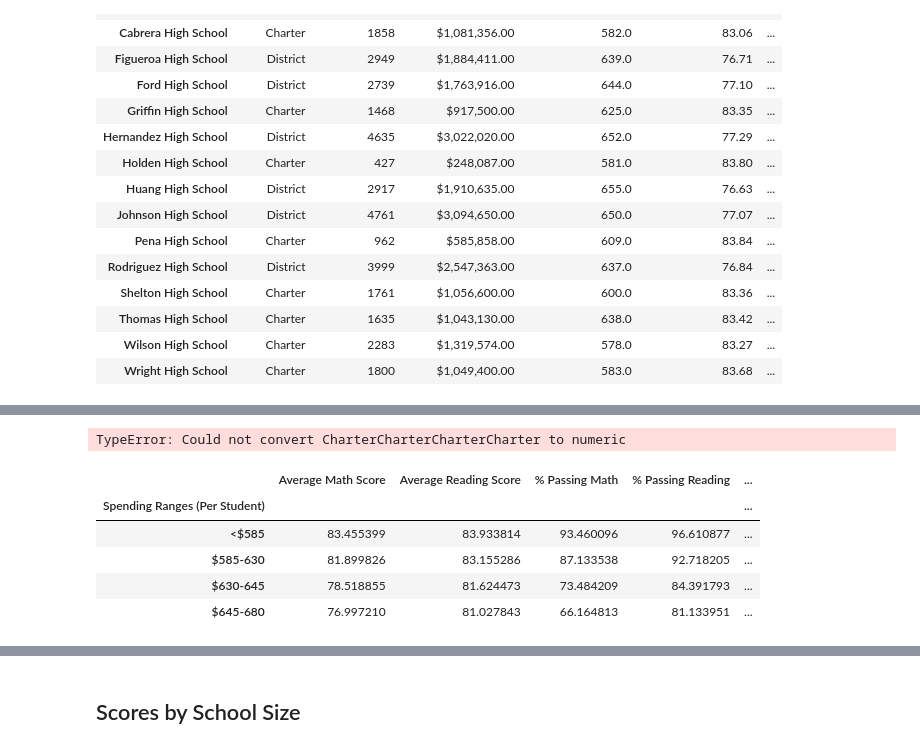
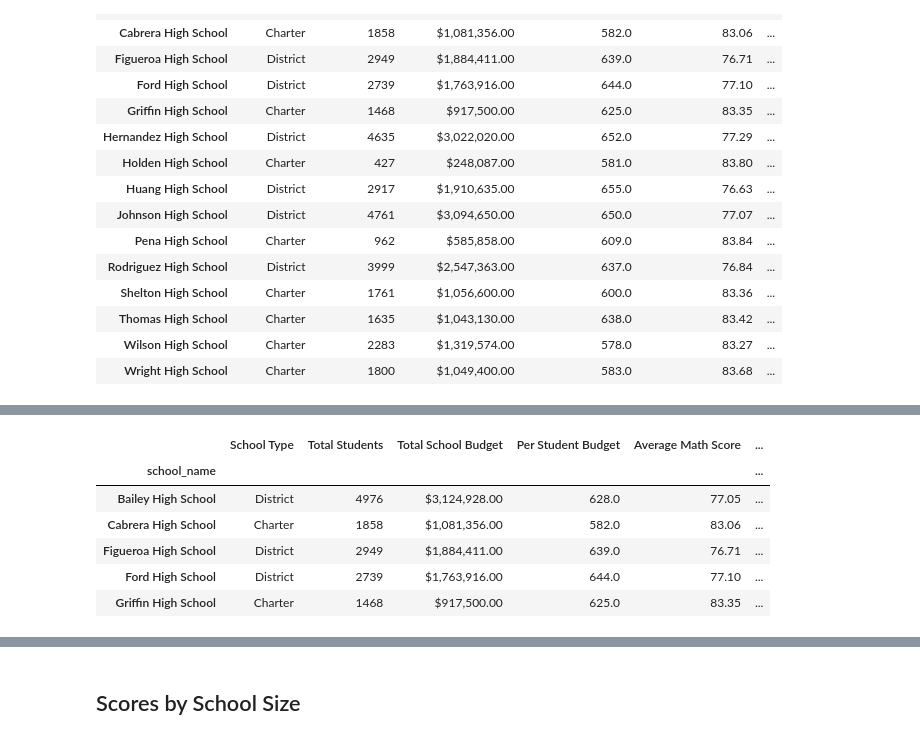
Before and after one commit to sarsteg/pandas-challenge, a Jupyter notebook: PyCitySchools/Responses in Template.ipynb, the cells around one changed output, grey strips where cells are left out. Saved outputs shown, nothing was run; the diff lists cells and outputs as text; code cells hidden in the pictures.

Commit message:
starting scored by school size

```diff
--- a/PyCitySchools/Responses in Template.ipynb
+++ b/PyCitySchools/Responses in Template.ipynb
@@ -539,0 +562,10 @@ school_spending_df["Average Math Score"] = school_spending_df["Average Math Scor
+# %%
+school_spending_df.head()
+# %% [output]
+|  | School Type | Total Students | Total School Budget | Per Student Budget | Average Math Score | ... |
+| school_name |  |  |  |  |  | ... |
+| Bailey High School | District | 4976 | $3,124,928.00 | 628.0 | 77.05 | ... |
+| Cabrera High School | Charter | 1858 | $1,081,356.00 | 582.0 | 83.06 | ... |
+| Figueroa High School | District | 2949 | $1,884,411.00 | 639.0 | 76.71 | ... |
+| Ford High School | District | 2739 | $1,763,916.00 | 644.0 | 77.10 | ... |
+| Griffin High School | Charter | 1468 | $917,500.00 | 625.0 | 83.35 | ... |
@@ -540,22 +587,7 @@ school_spending_df["Average Math Score"] = school_spending_df["Average Math Scor
 # %%
 #  Calculate averages for the desired columns.
-spending_math_scores = school_spending_df.groupby(["Spending Ranges (Per Student)"]).mean()["Average Math Score"]
-spending_reading_scores = school_spending_df.groupby(["Spending Ranges (Per Student)"]).mean()["Average Reading Score"]
-spending_passing_math = school_spending_df.groupby(["Spending Ranges (Per Student)"]).mean()["% Passing Math"]
-spending_passing_reading = school_spending_df.groupby(["Spending Ranges (Per Student)"]).mean()["% Passing Reading"]
-overall_passing_spending = school_spending_df.groupby(["Spending Ranges (Per Student)"]).mean()["% Overall Passing"]
+spending_math_scores = school_spending_df[["Spending Ranges (Per Student)", "Average Math Score"]].groupby(["Spending Ranges (Per Student)"]).mean()["Average Math Score"]
+spending_reading_scores = school_spending_df[["Spending Ranges (Per Student)", "Average Reading Score"]].groupby(["Spending Ranges (Per Student)"]).mean()["Average Reading Score"]
+spending_passing_math = school_spending_df[["Spending Ranges (Per Student)", "% Passing Math"]].groupby(["Spending Ranges (Per Student)"]).mean()["% Passing Math"]
+spending_passing_reading = school_spending_df[["Spending Ranges (Per Student)", "% Passing Reading"]].groupby(["Spending Ranges (Per Student)"]).mean()["% Passing Reading"]
+overall_passing_spending = school_spending_df[["Spending Ranges (Per Student)", "% Overall Passing Rate"]].groupby(["Spending Ranges (Per Student)"]).mean()["% Overall Passing Rate"]
-# %% [output]
-TypeError: Could not convert CharterCharterCharterCharter to numeric
-# %%
-# Assemble into DataFrame
-spending_summary =
-
-# Display results
-spending_summary
-# %% [output]
-|  | Average Math Score | Average Reading Score | % Passing Math | % Passing Reading | ... |
-| Spending Ranges (Per Student) |  |  |  |  | ... |
-| <$585 | 83.455399 | 83.933814 | 93.460096 | 96.610877 | ... |
-| $585-630 | 81.899826 | 83.155286 | 87.133538 | 92.718205 | ... |
-| $630-645 | 78.518855 | 81.624473 | 73.484209 | 84.391793 | ... |
-| $645-680 | 76.997210 | 81.027843 | 66.164813 | 81.133951 | ... |
```
Also changed, not shown: parts of 4 cells of this notebook.
